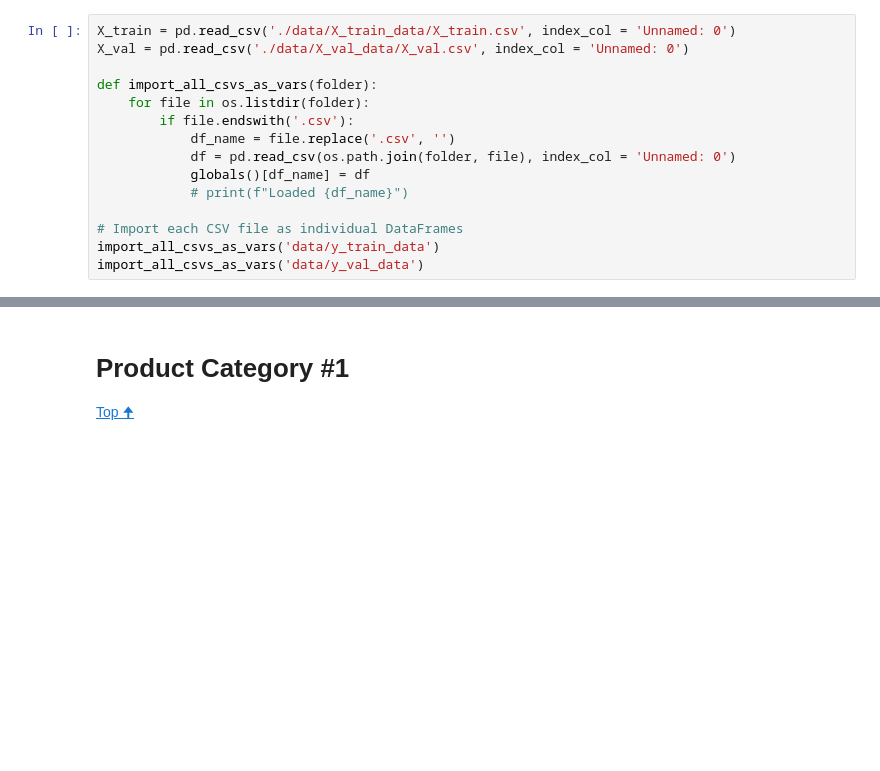
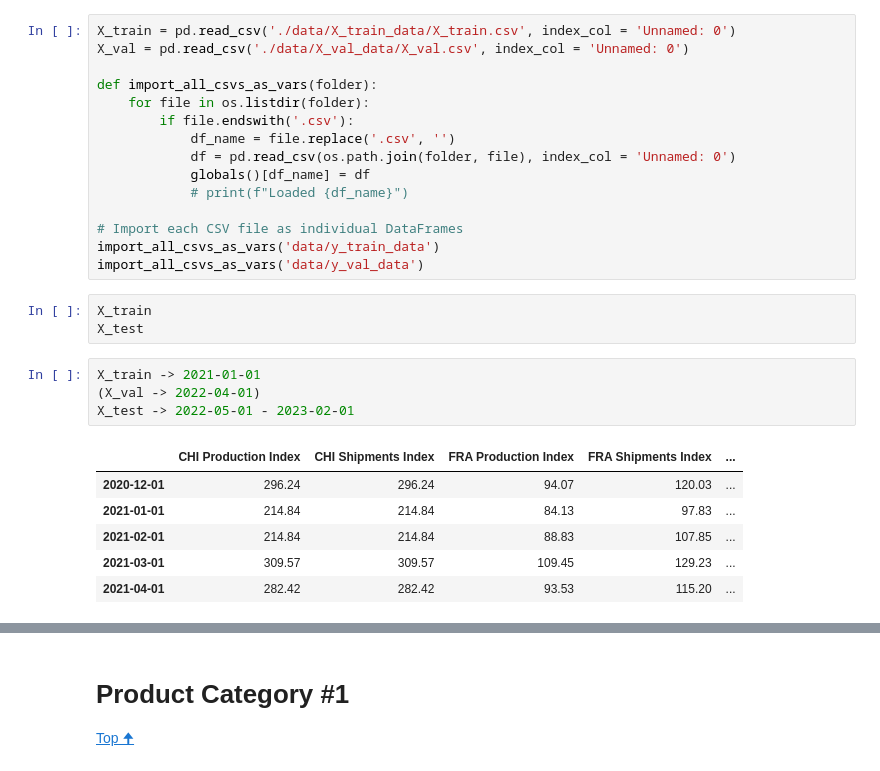
Before and after one commit to MGN19/Siemens-forecast, a Jupyter notebook: 02_FS_&_Modeling.ipynb, the cells around one changed output, grey strips where cells are left out. Drawn from its saved outputs; the diff is of its cells as text; blank space fills up the shorter version.

```diff
--- a/02_FS_&_Modeling.ipynb
+++ b/02_FS_&_Modeling.ipynb
@@ -72,3 +72,17 @@ def import_all_csvs_as_vars(folder):
 # Import each CSV file as individual DataFrames
 import_all_csvs_as_vars('data/y_train_data')
 import_all_csvs_as_vars('data/y_val_data')
+# %%
+X_train
+X_test
+# %%
+X_train -> 2021-01-01
+(X_val -> 2022-04-01)
+X_test -> 2022-05-01 - 2023-02-01
+# %% [output]
+|  | CHI Production Index | CHI Shipments Index | FRA Production Index | FRA Shipments Index | ... |
+| 2020-12-01 | 296.24 | 296.24 | 94.07 | 120.03 | ... |
+| 2021-01-01 | 214.84 | 214.84 | 84.13 | 97.83 | ... |
+| 2021-02-01 | 214.84 | 214.84 | 88.83 | 107.85 | ... |
+| 2021-03-01 | 309.57 | 309.57 | 109.45 | 129.23 | ... |
+| 2021-04-01 | 282.42 | 282.42 | 93.53 | 115.20 | ... |
```
Also changed, not shown: parts of 11 cells of this notebook, 2 other files.
